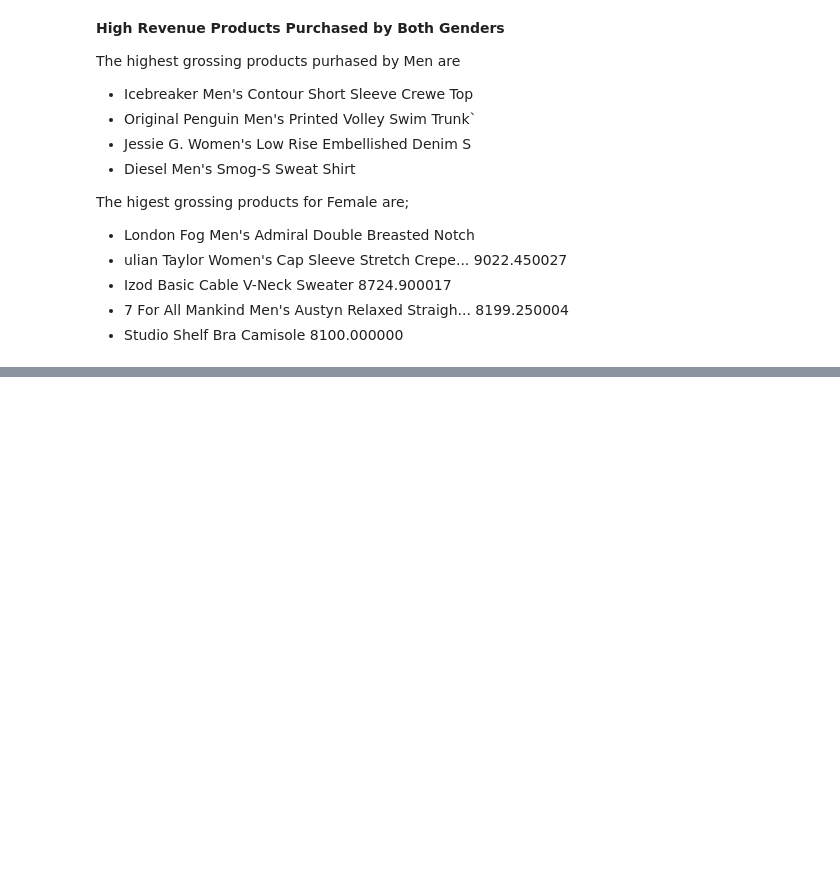
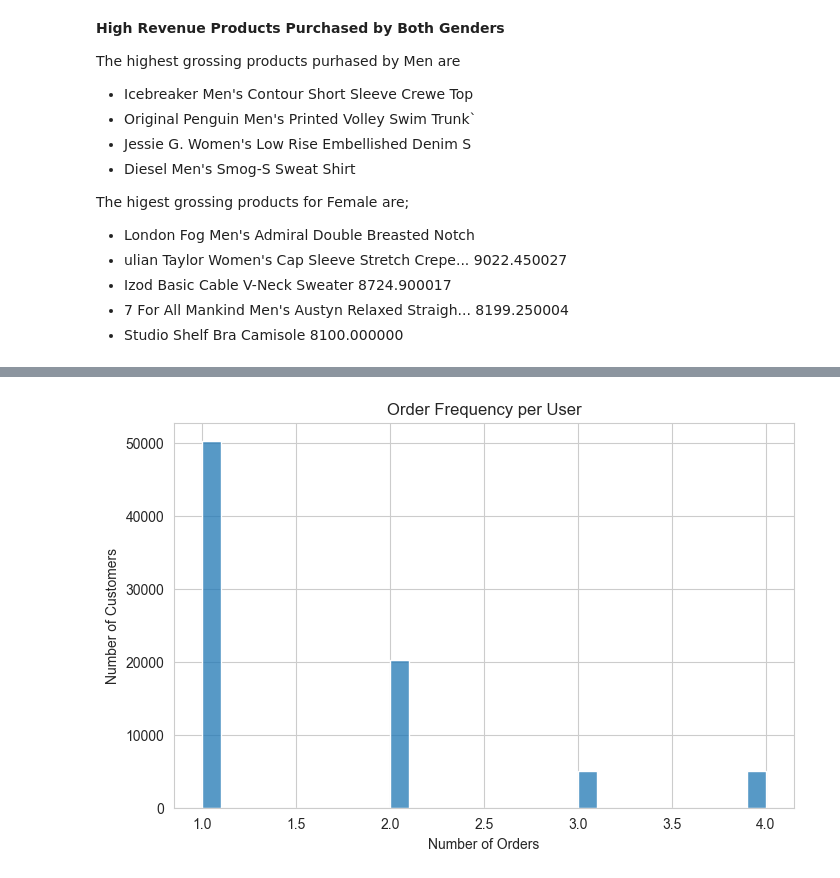
Before and after one commit to JuliusFemi/Capstone_project, a Jupyter notebook: code.ipynb, the cells around one changed output, grey strips where cells are left out. Saved outputs shown, nothing was run; the diff lists cells and outputs as text; code cells hidden in the pictures; blank space fills up the shorter version.

```diff
--- a/code.ipynb
+++ b/code.ipynb
@@ -1476,0 +1477,20 @@ top_products_male_stats
+# %%
+# Number of unique orders per user
+order_freq = (
+    merged_df.groupby('user_id')['order_id']
+    .nunique()
+    .reset_index(name='order_count')
+)
+''' Groups the dataset by each user_id, counts the number of unique orders placed by each user
+This creates  new dataframe order_freq user_id and order_counts
+'''
+plt.figure(figsize=(8,5))
+sns.histplot(order_freq['order_count'], bins=30, kde=False)
+plt.title('Order Frequency per User')
+plt.xlabel('Number of Orders')
+plt.ylabel('Number of Customers')
+
+plt.savefig('Graphs/order_frequency.png')
+plt.show()
+# %% [output]
+[figure, added]
```
Also changed, not shown: parts of 55 cells of this notebook, 10 other files.
